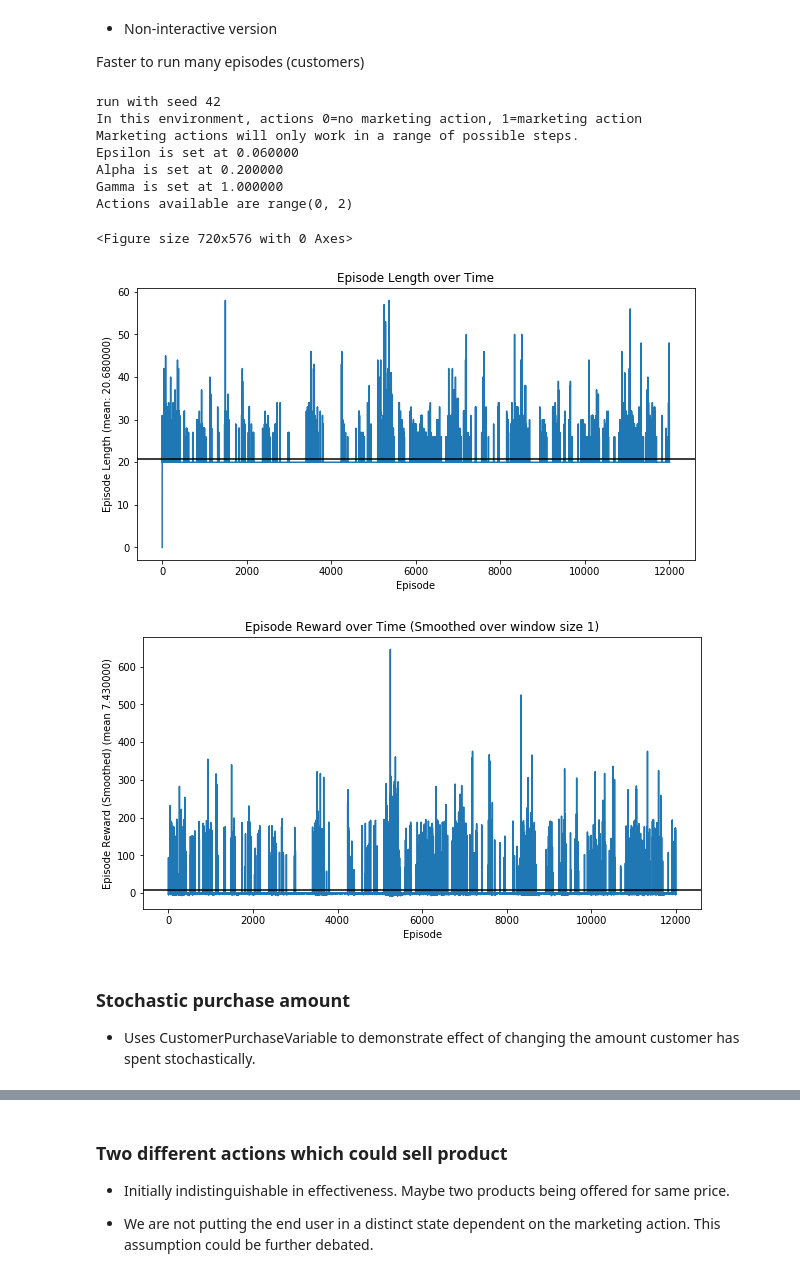
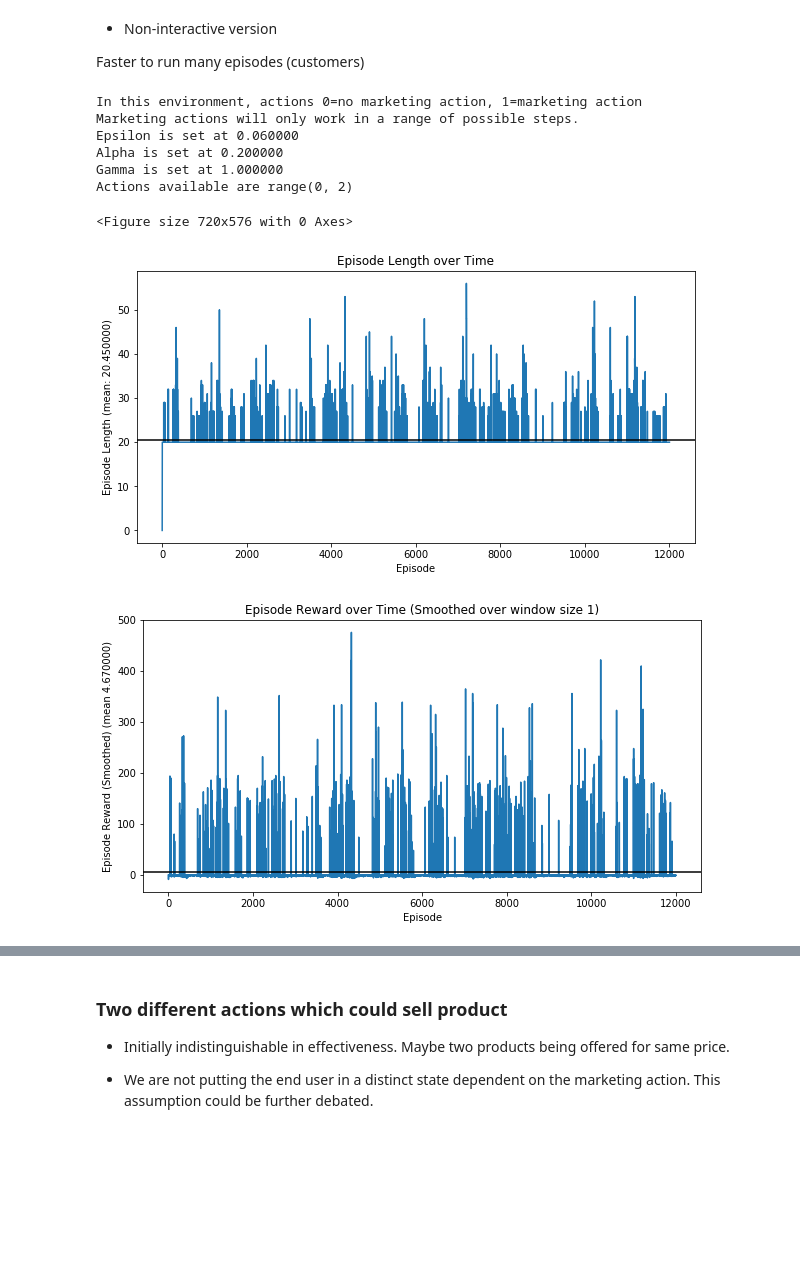
Before and after one commit to extrospective/marketing-rl, a Jupyter notebook: SimpleMarketing/SimpleMarketingTest.ipynb, the cells around one changed output, grey strips where cells are left out. Cells and saved outputs as stored; diff of their text form; code cells hidden in the pictures; blank space fills up the shorter version.

```diff
--- a/SimpleMarketing/SimpleMarketingTest.ipynb
+++ b/SimpleMarketing/SimpleMarketingTest.ipynb
@@ -339,0 +360,15 @@ a
+# %%
+cust_list_length = 25000
+cust_list_gauss_050_025 = []
+random.seed(42)
+min_response = 1
+max_response = 0
+for i in range(cust_list_length):
+    prob_response = random.gauss(0.05, 0.025)
+    prob_response = 0 if prob_response < 0 else prob_response
+    prob_response = 1 if prob_response > 1 else prob_response
+    min_response = prob_response if prob_response < min_response else min_response
+    max_response = prob_response if prob_response > max_response else max_response
+    cust_list_gauss_050_025.append(CustomerInventoryDriven(tmin=6, tmax=15, tdeath=20, prob_response=prob_response))
+print('Min response is', min_response)
+print('Max response is', max_response)
@@ -372,29 +410,20 @@ Faster to run many episodes (customers)
 # %%
 interactive = False
 %matplotlib inline
 episode_count = 12000
-for i in range(42, 43):
-    random.seed(i)
-    print('run with seed %d' % i)
-    cust = CustomerInventoryDriven(tmin=6, tmax=15, tdeath=20, prob_response=0.06)
-    env = SimpleMarketingEnv([cust], cost_marketing_action=1)
-    agent = QLearningAgent(range(env.action_space.n),  alpha=0.2, epsilon=0.06)
-    experiment = Experiment(env, agent)
-    experiment.run_qlearning(episode_count, interactive)
-    agent.print_final_statistics()
+env = SimpleMarketingEnv(cust_list_gauss_050_025, cost_marketing_action=1)
+agent = QLearningAgent(range(env.action_space.n),  alpha=0.2, epsilon=0.06)
+experiment = Experiment(env, agent)
+experiment.run_qlearning(episode_count, interactive)
+agent.print_final_statistics()
 # %% [output]
-run with seed 42
 In this environment, actions 0=no marketing action, 1=marketing action
 Marketing actions will only work in a range of possible steps.
 Epsilon is set at 0.060000
 Alpha is set at 0.200000
 Gamma is set at 1.000000
 Actions available are range(0, 2)
 <Figure size 720x576 with 0 Axes>
-[figure, old version]
+[figure, new version]
-[figure, old version]
+[figure, new version]
-# %% [markdown]
-### Stochastic purchase amount
-
-* Uses CustomerPurchaseVariable to demonstrate effect of changing the amount customer has spent stochastically.
 # %%
```
Also changed, not shown: parts of 19 cells of this notebook, 1 other file.
